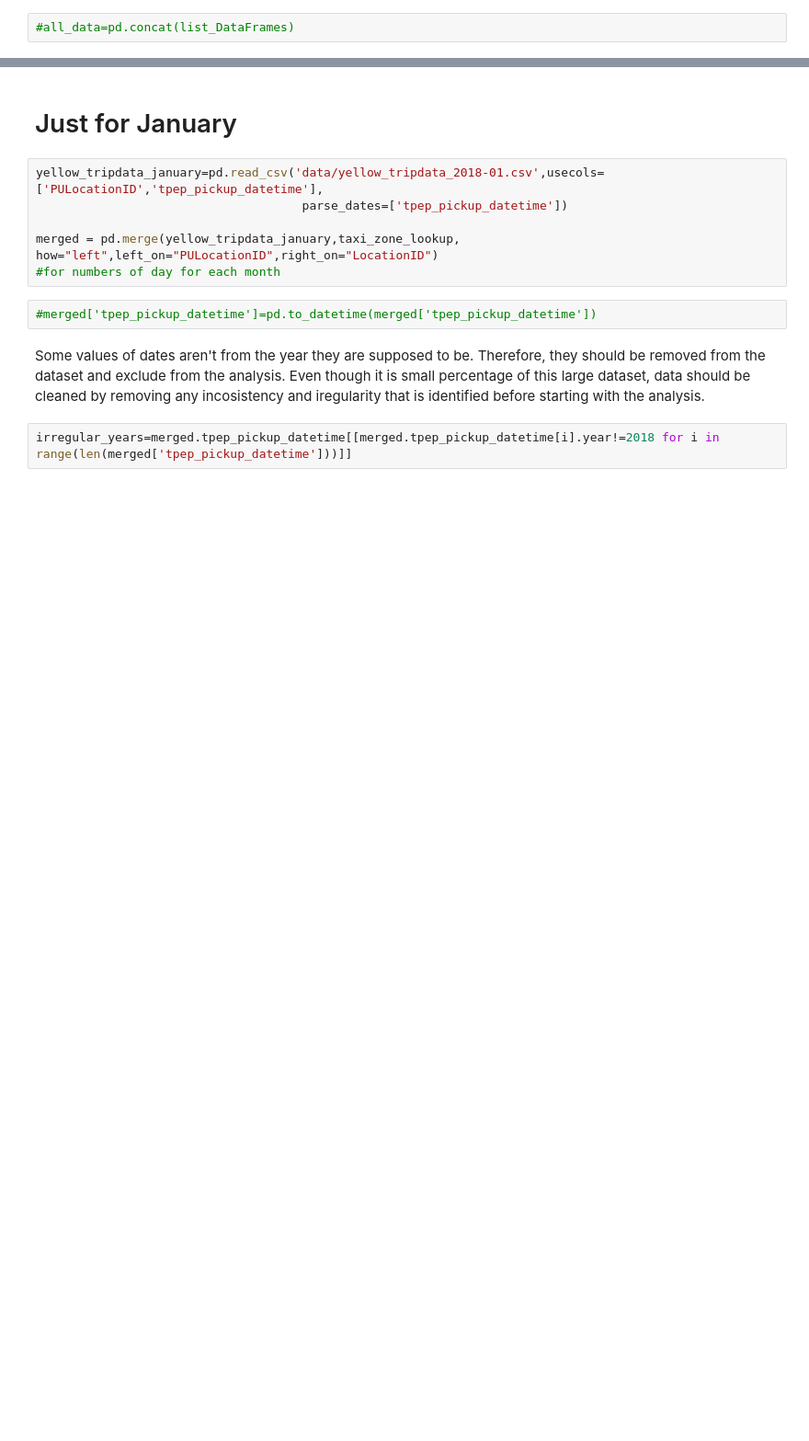
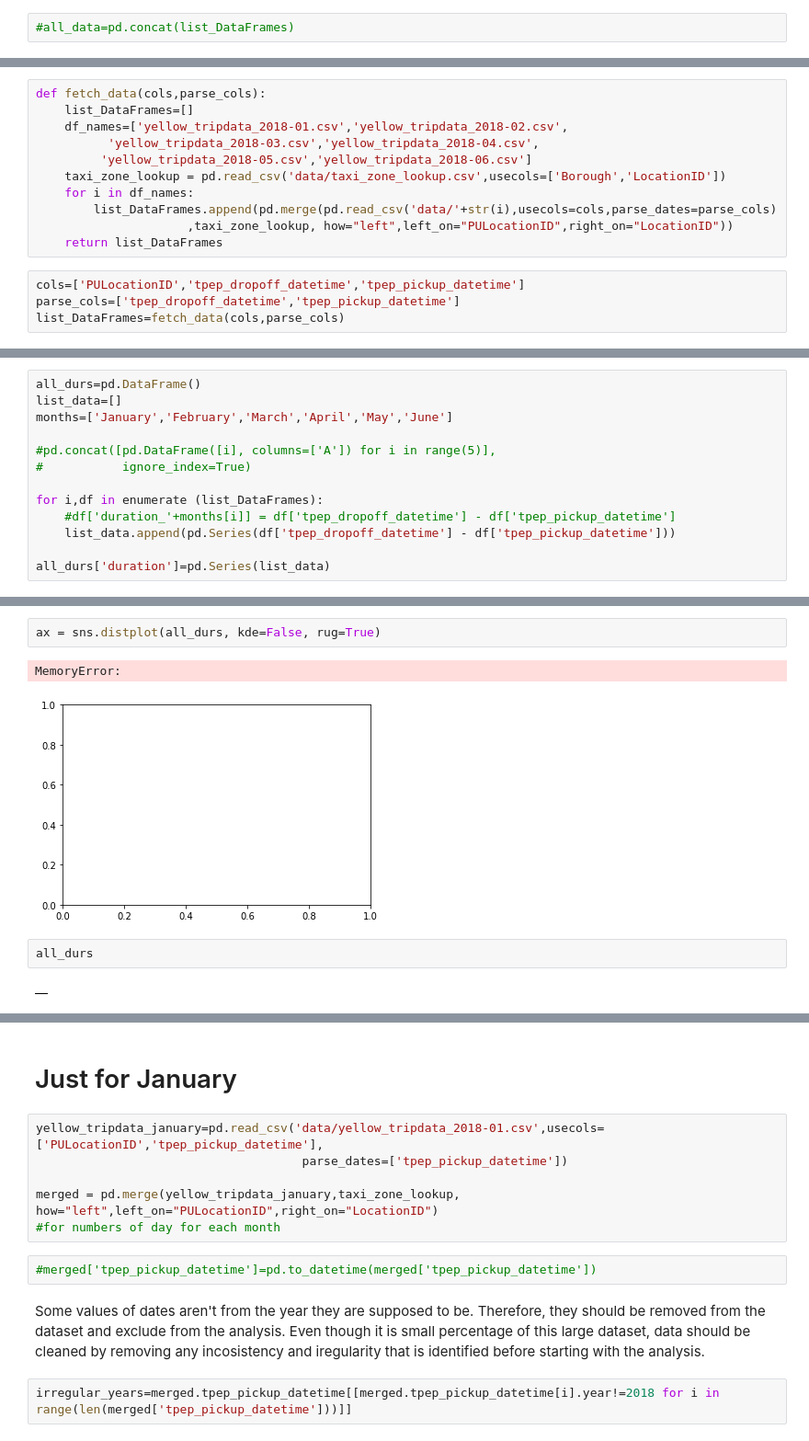
Before and after one commit to dusicastepic/ADMSecondHomework, a Jupyter notebook: AMDS - 2nd HW.ipynb, the cells around one changed output, grey strips where cells are left out. Shown at 92% size. Saved outputs shown, nothing was run; the diff lists cells and outputs as text; blank space fills up the shorter version.

```diff
--- a/AMDS - 2nd HW.ipynb
+++ b/AMDS - 2nd HW.ipynb
@@ -137,0 +175,15 @@ plotEachMonthAverageDailyUsageOfTaxiCabs()
+# %%
+def fetch_data(cols,parse_cols):
+    list_DataFrames=[]
+    df_names=['yellow_tripdata_2018-01.csv','yellow_tripdata_2018-02.csv',
+          'yellow_tripdata_2018-03.csv','yellow_tripdata_2018-04.csv',
+         'yellow_tripdata_2018-05.csv','yellow_tripdata_2018-06.csv']
+    taxi_zone_lookup = pd.read_csv('data/taxi_zone_lookup.csv',usecols=['Borough','LocationID'])
+    for i in df_names:
+        list_DataFrames.append(pd.merge(pd.read_csv('data/'+str(i),usecols=cols,parse_dates=parse_cols)
+                     ,taxi_zone_lookup, how="left",left_on="PULocationID",right_on="LocationID"))
+    return list_DataFrames
+# %%
+cols=['PULocationID','tpep_dropoff_datetime','tpep_pickup_datetime']
+parse_cols=['tpep_dropoff_datetime','tpep_pickup_datetime']
+list_DataFrames=fetch_data(cols,parse_cols)
@@ -137,0 +223,13 @@ plotEachMonthAverageDailyUsageOfTaxiCabs()
+# %%
+all_durs=pd.DataFrame()
+list_data=[]
+months=['January','February','March','April','May','June']
+
+#pd.concat([pd.DataFrame([i], columns=['A']) for i in range(5)],
+#           ignore_index=True)
+
+for i,df in enumerate (list_DataFrames):
+    #df['duration_'+months[i]] = df['tpep_dropoff_datetime'] - df['tpep_pickup_datetime']
+    list_data.append(pd.Series(df['tpep_dropoff_datetime'] - df['tpep_pickup_datetime']))
+
+all_durs['duration']=pd.Series(list_data)
@@ -137,0 +275,9 @@ plotEachMonthAverageDailyUsageOfTaxiCabs()
+# %%
+ax = sns.distplot(all_durs, kde=False, rug=True)
+# %% [output]
+MemoryError:
+[figure, added]
+# %%
+all_durs
+# %% [output]
+|  |
```
Also changed, not shown: parts of 41 cells of this notebook.
